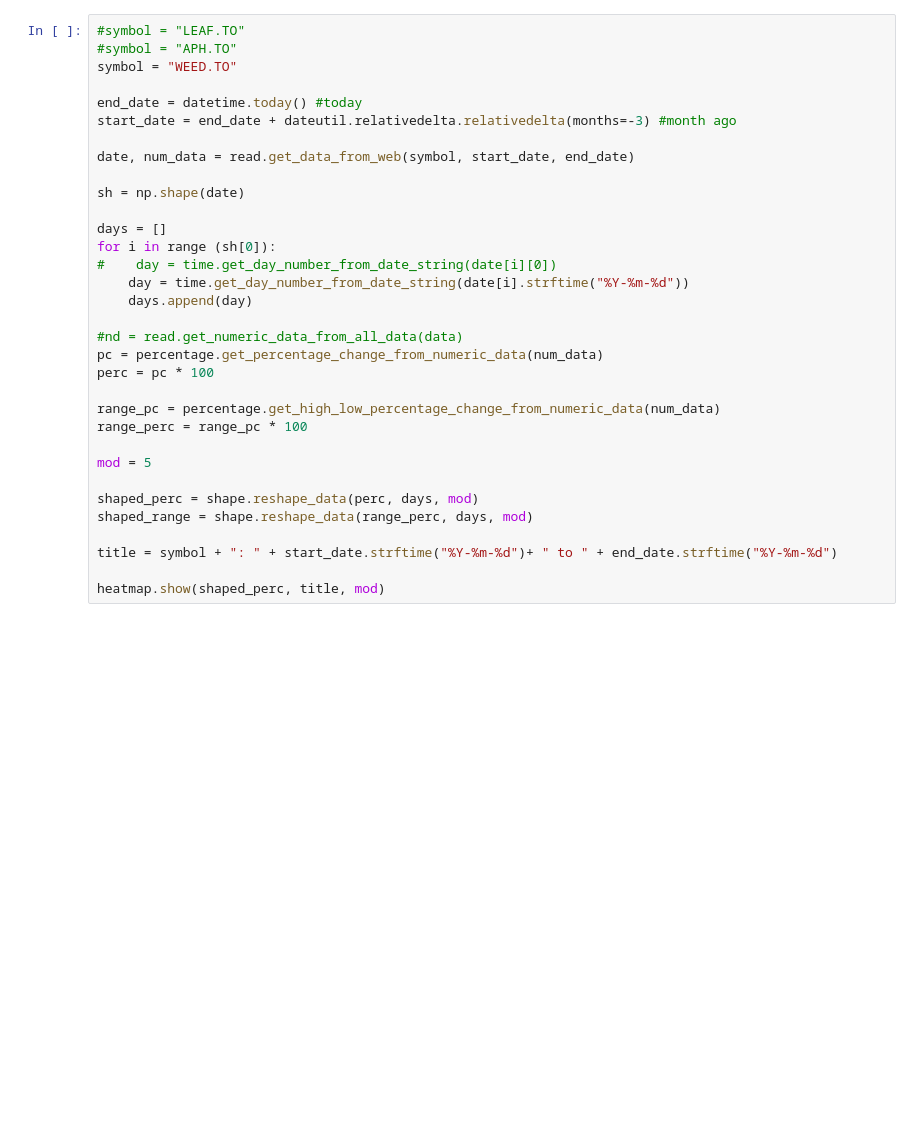
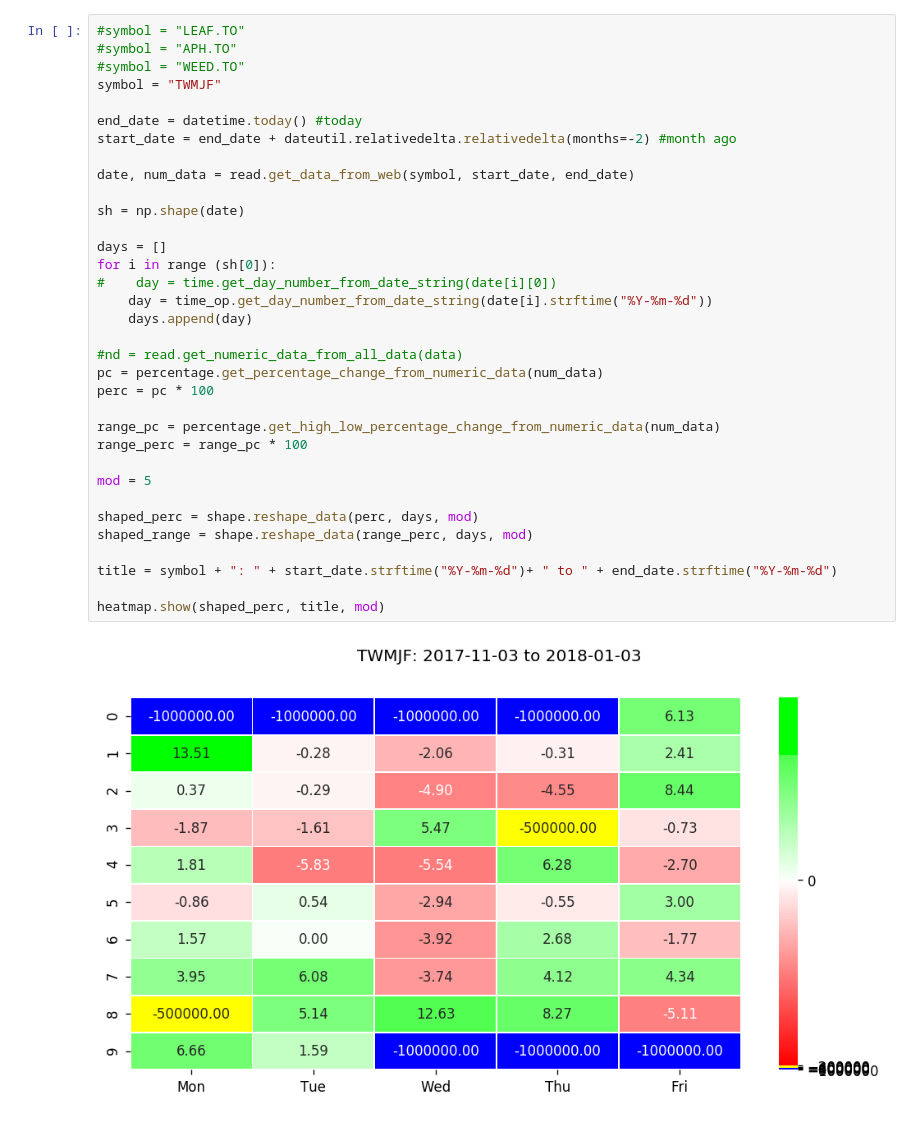
Before and after one commit to thearikdan/MyExperimentalProjects, a Jupyter notebook: pyfin/stats.ipynb, the cells around one changed output. Cells and saved outputs as stored; diff of their text form; blank space fills up the shorter version.

Commit message:
Added daily chart

```diff
--- a/pyfin/stats.ipynb
+++ b/pyfin/stats.ipynb
@@ -10,36 +10,39 @@ import pandas as pd
 # %%
 #symbol = "LEAF.TO"
 #symbol = "APH.TO"
-symbol = "WEED.TO"
+#symbol = "WEED.TO"
+symbol = "TWMJF"
 
 end_date = datetime.today() #today
-start_date = end_date + dateutil.relativedelta.relativedelta(months=-3) #month ago
+start_date = end_date + dateutil.relativedelta.relativedelta(months=-2) #month ago
 
 date, num_data = read.get_data_from_web(symbol, start_date, end_date)
 
 sh = np.shape(date)
 
 days = []
 for i in range (sh[0]):
 #    day = time.get_day_number_from_date_string(date[i][0])
-    day = time.get_day_number_from_date_string(date[i].strftime("%Y-%m-%d"))
+    day = time_op.get_day_number_from_date_string(date[i].strftime("%Y-%m-%d"))
     days.append(day)
 
 #nd = read.get_numeric_data_from_all_data(data)
 pc = percentage.get_percentage_change_from_numeric_data(num_data)
 perc = pc * 100
 
 range_pc = percentage.get_high_low_percentage_change_from_numeric_data(num_data)
 range_perc = range_pc * 100
 
 mod = 5
 
 shaped_perc = shape.reshape_data(perc, days, mod)
 shaped_range = shape.reshape_data(range_perc, days, mod)
 
 title = symbol + ": " + start_date.strftime("%Y-%m-%d")+ " to " + end_date.strftime("%Y-%m-%d")
 
 heatmap.show(shaped_perc, title, mod)
+# %% [output]
+[figure, added]
 # %%
 change = absolute.get_absolute_change_from_numeric_data(num_data)
 
```
Also changed, not shown: parts of 3 cells of this notebook, 1 other file.
